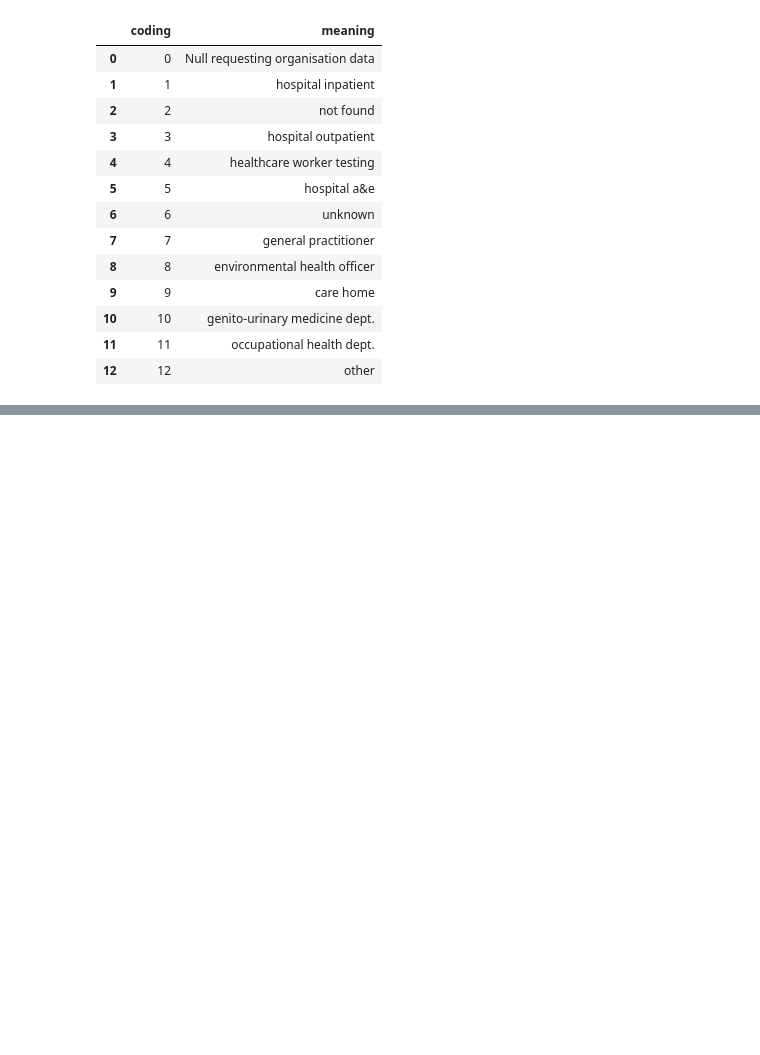
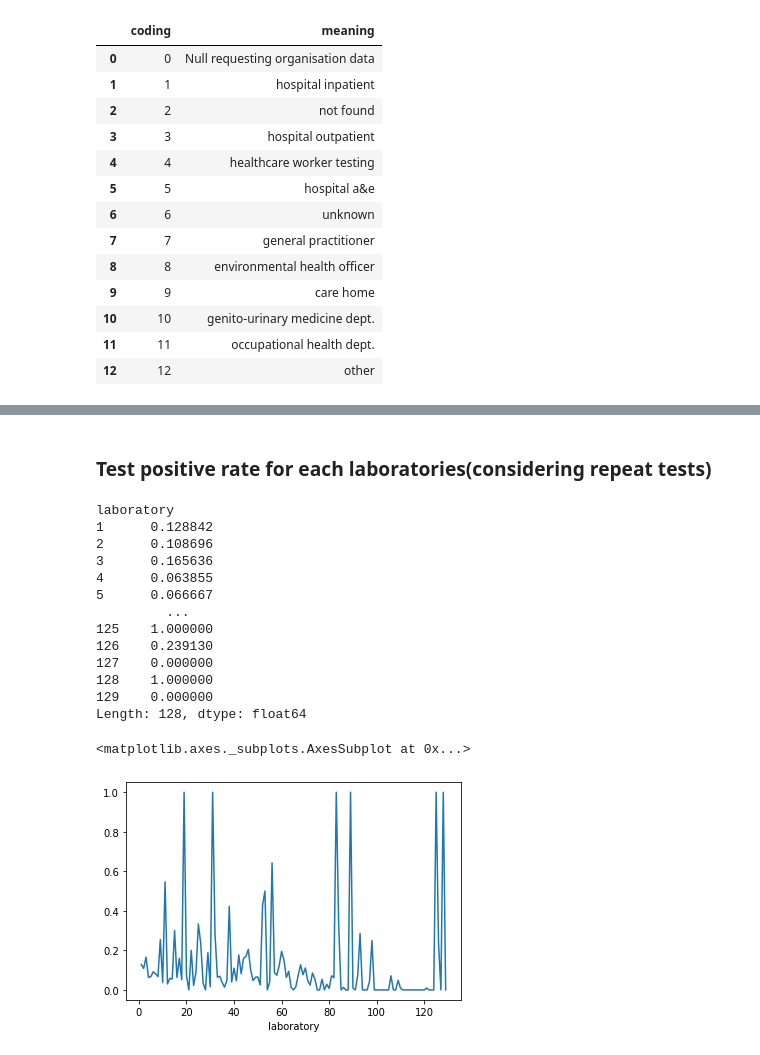
Before and after one commit to JunWeiLUC/NSinternship, a Jupyter notebook: Analysis.ipynb, the cells around one changed output, grey strips where cells are left out. Cells and saved outputs as stored; diff of their text form; code cells hidden in the pictures; blank space fills up the shorter version.

Commit message:
Sorry for the delay, I didn't have much time to work on the data today but I do have several ideas hoping to be implemented tomorrow.

```diff
--- a/Analysis.ipynb
+++ b/Analysis.ipynb
@@ -68,0 +110,24 @@ The infection rate on current data is 0.1372482241899387
+# %% [markdown]
+### Test positive rate for each laboratories(considering repeat tests)
+# %%
+lab_rate = data.groupby('laboratory')['result'].sum()/data.groupby('laboratory')['eid'].count()
+# See full list by expanding the visible rows by running the command below
+# pd.set_option('display.max_rows', None)
+display(lab_rate)
+lab_rate.plot()
+# %% [output]
+laboratory
+1      0.128842
+2      0.108696
+3      0.165636
+4      0.063855
+5      0.066667
+         ...
+125    1.000000
+126    0.239130
+127    0.000000
+128    1.000000
+129    0.000000
+Length: 128, dtype: float64
+<matplotlib.axes._subplots.AxesSubplot at 0x...>
+[figure, added]
```
Also changed, not shown: parts of 11 cells of this notebook.
